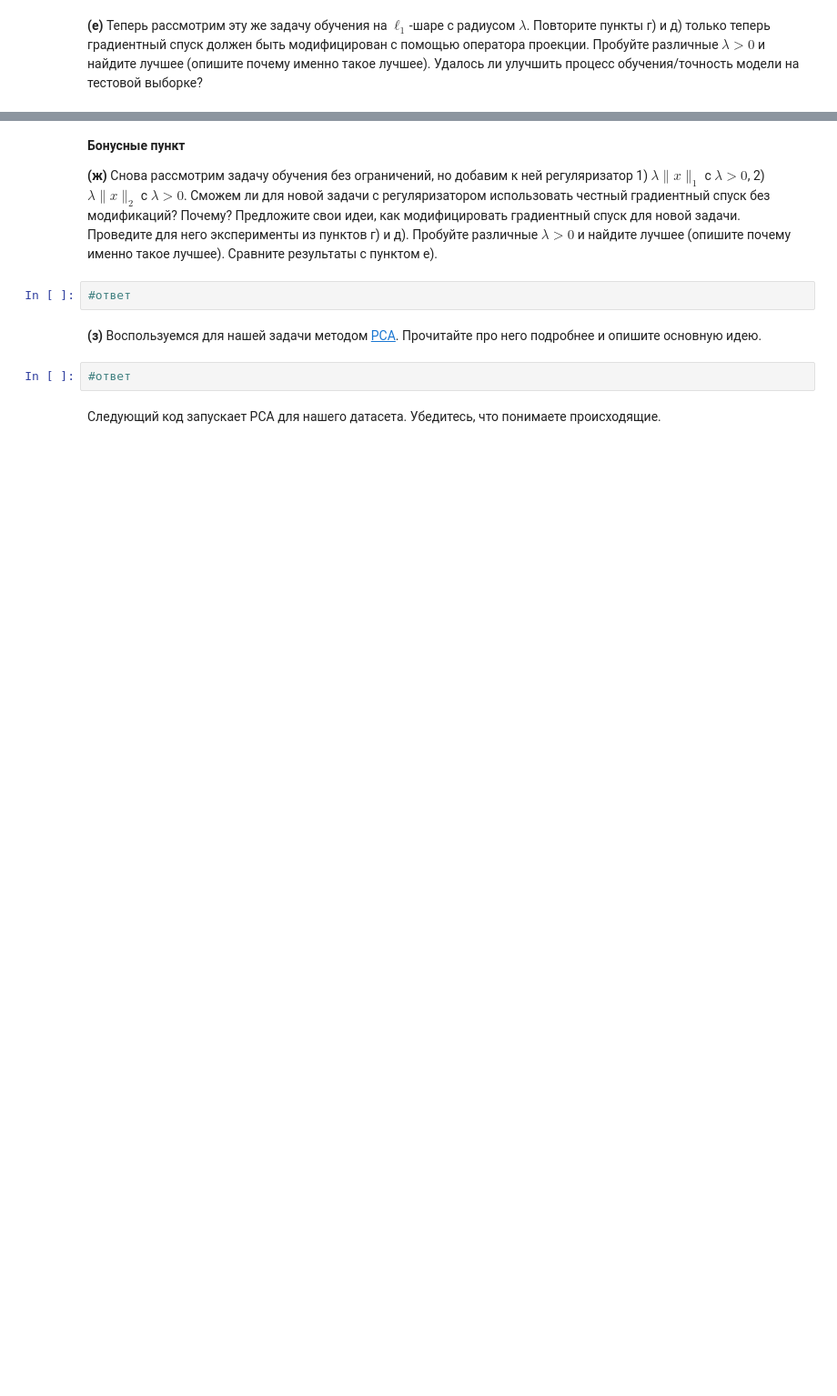
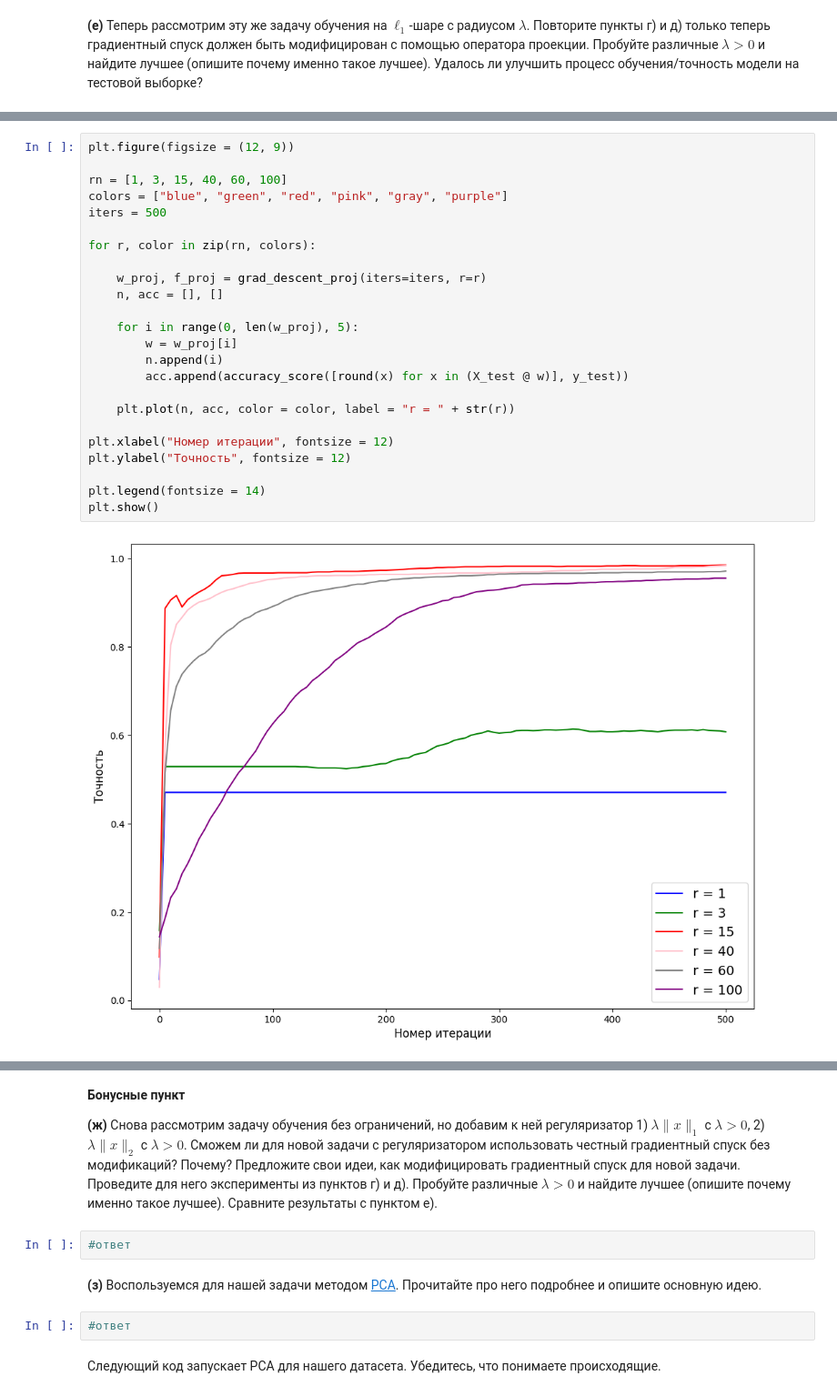
Before and after one commit to featztex/optimization, a Jupyter notebook: hw/Emelyanov_HW_2.ipynb, the cells around one changed output, grey strips where cells are left out. Shown: that part at 91% size. Saved outputs shown, nothing was run; the diff lists cells and outputs as text; blank space fills up the shorter version.

```diff
--- a/hw/Emelyanov_HW_2.ipynb
+++ b/hw/Emelyanov_HW_2.ipynb
@@ -261,0 +356,26 @@ __(e)__ Теперь рассмотрим эту же задачу обучен
+# %%
+plt.figure(figsize = (12, 9))
+
+rn = [1, 3, 15, 40, 60, 100]
+colors = ["blue", "green", "red", "pink", "gray", "purple"]
+iters = 500
+
+for r, color in zip(rn, colors):
+
+    w_proj, f_proj = grad_descent_proj(iters=iters, r=r)
+    n, acc = [], []
+
+    for i in range(0, len(w_proj), 5):
+        w = w_proj[i]
+        n.append(i)
+        acc.append(accuracy_score([round(x) for x in (X_test @ w)], y_test))
+
+    plt.plot(n, acc, color = color, label = "r = " + str(r))
+
+plt.xlabel("Номер итерации", fontsize = 12)
+plt.ylabel("Точность", fontsize = 12)
+
+plt.legend(fontsize = 14)
+plt.show()
+# %% [output]
+[figure, added]
```
Also changed, not shown: parts of 21 cells of this notebook.
